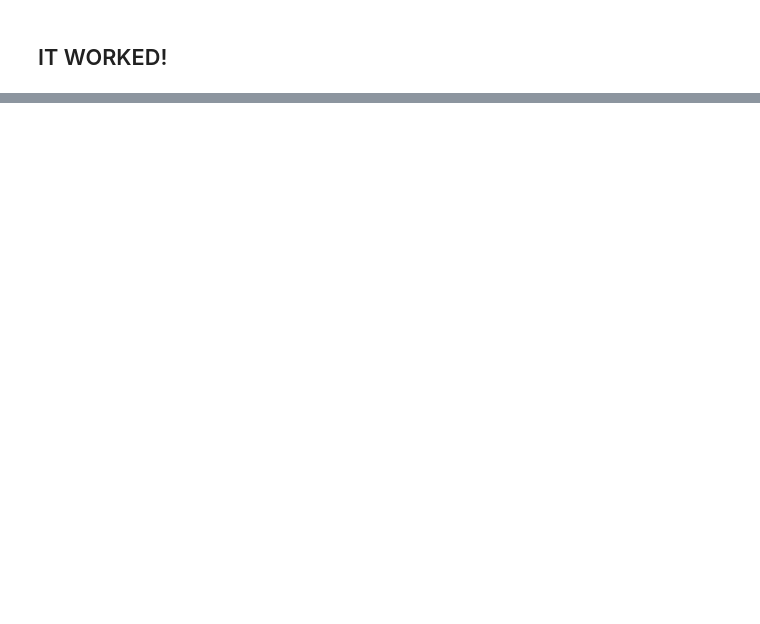
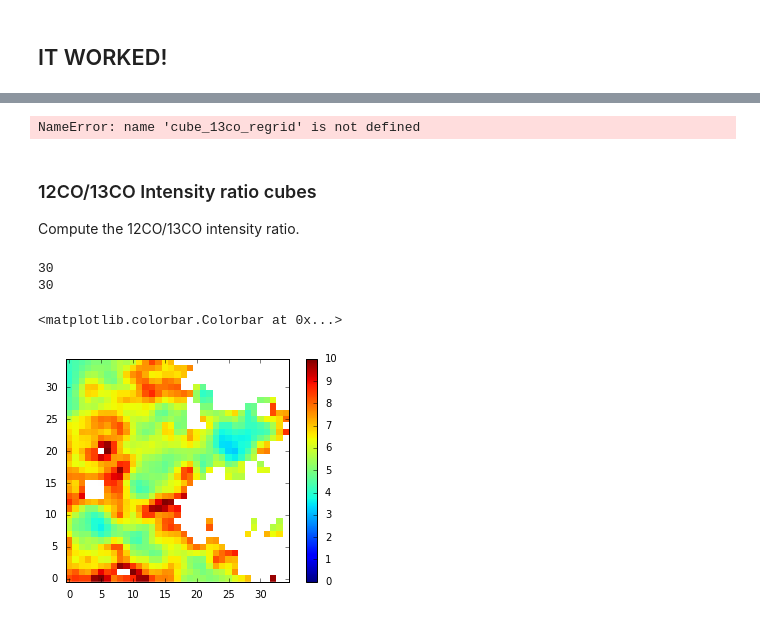
Before and after one commit to jrobbfed/carma, a Jupyter notebook: notebooks/Calculate Shell Mass, Momentum and Kinetic Energy.ipynb, the cells around one changed output, grey strips where cells are left out. Cells and saved outputs as stored; diff of their text form; code cells hidden in the pictures; blank space fills up the shorter version.

```diff
--- a/notebooks/Calculate Shell Mass, Momentum and Kinetic Energy.ipynb
+++ b/notebooks/Calculate Shell Mass, Momentum and Kinetic Energy.ipynb
@@ -182,0 +252,5 @@ plt.imshow(obs_cube_masked[40].data, interpolation='none')
+# %%
+#cube_13co_regrid = cube_13co.spectral_interpolate(cube_12co.spectral_axis)
+cube_13co_regrid
+# %% [output]
+NameError: name 'cube_13co_regrid' is not defined
@@ -182,0 +261,39 @@ plt.imshow(obs_cube_masked[40].data, interpolation='none')
+# %% [markdown]
+### 12CO/13CO Intensity ratio cubes
+Compute the 12CO/13CO intensity ratio.
+# %%
+nro_12co = '../nro_maps/12CO_20170514_FOREST-BEARS_spheroidal_grid7.5_dV0.099kms_xyb_YS.fits'
+nro_13co = '../nro_maps/13CO_20170518_FOREST-BEARS_spheroidal_grid7.5_dV0.11kms_xyb_YS_regridto12CO.fits'
+
+subcube_shell_12co = SpectralCube.read(nro_12co).subcube(
+        obs_cube_masked.longitude_extrema[1],
+        obs_cube_masked.longitude_extrema[0],
+        obs_cube_masked.latitude_extrema[0],
+        obs_cube_masked.latitude_extrema[1])
+subcube_shell_13co = SpectralCube.read(nro_13co).subcube(
+        subcube_shell_12co.longitude_extrema[1],
+        subcube_shell_12co.longitude_extrema[0],
+        subcube_shell_12co.latitude_extrema[0],
+        subcube_shell_12co.latitude_extrema[1])
+# %%
+rms_map_12co = rms_map(cube=subcube_shell_12co)
+rms_map_13co = rms_map(cube=subcube_shell_13co)
+
+mask_both_5sig = (subcube_shell_13co > 5*rms_map_13co) & (subcube_shell_12co > 5*rms_map_12co)
+subcube_shell_13co_5sig = subcube_shell_13co.with_mask(mask_both_5sig)
+#c = subcube_shell_13co.with_mask(subcube_shell_13co > 5*rms_map_13co)
+#c = c.with_mask(subcube_shell_12co > 5*rms_map_12co)
+subcube_shell_12co_5sig = subcube_shell_12co.with_mask(mask_both_5sig)
+#plt.imshow(subcube_shell_13co_5sig[120,:,:].data)
+# %% [output]
+30
+30
+# %%
+ratio_5sig = subcube_shell_12co_5sig / subcube_shell_13co_5sig
+#print(np.mean(ratio.unmasked_data[:,:,:]))
+# %%
+plt.imshow(ratio_5sig[120,:,:].data, interpolation='none', vmin=0, vmax=10)
+plt.colorbar()
+# %% [output]
+<matplotlib.colorbar.Colorbar at 0x...>
+[figure, added]
```
Also changed, not shown: parts of 18 cells of this notebook, 2 other files.
